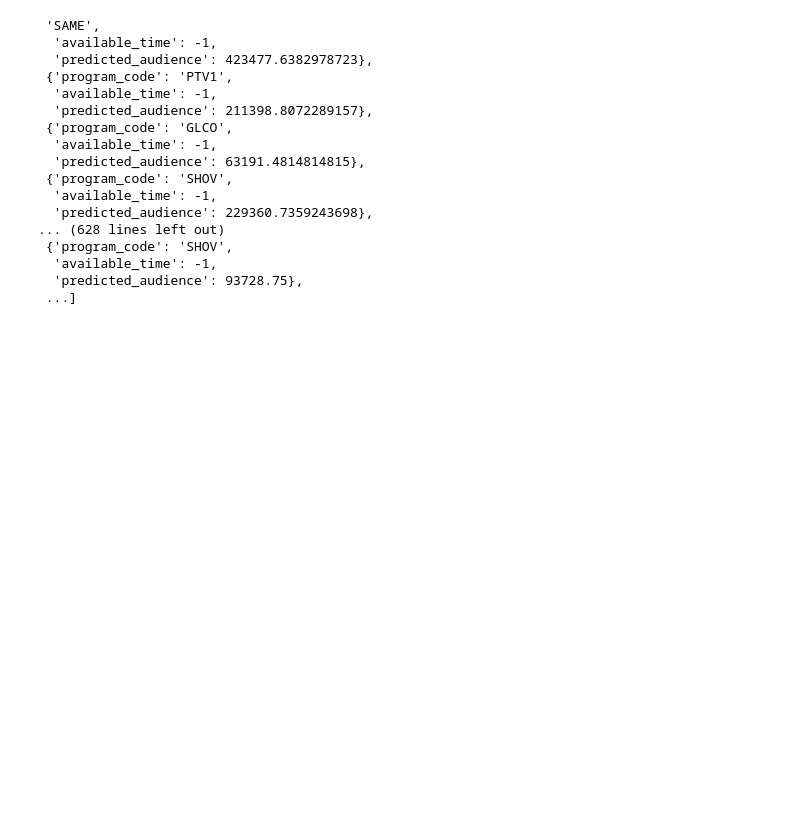
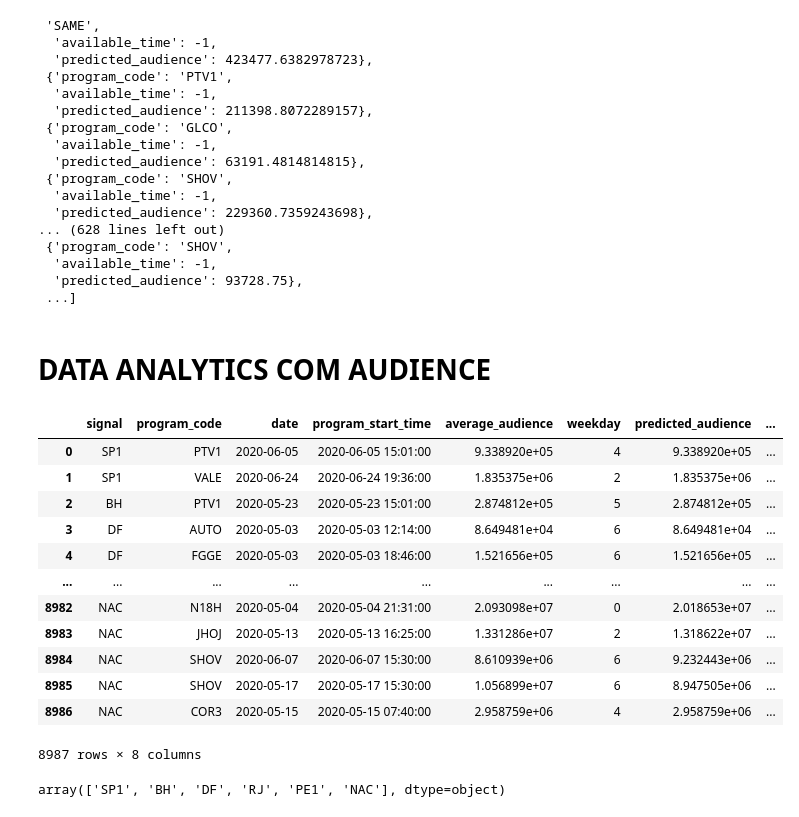
Before and after one commit to ddlandim/DS-Apis-Globo, a Jupyter notebook: Notebooks/experimentos.ipynb, the cells around one changed output. Saved outputs shown, nothing was run; the diff lists cells and outputs as text; code cells hidden in the pictures; blank space fills up the shorter version.

Commit message:
avg analytics
in progress

```diff
--- a/Notebooks/experimentos.ipynb
+++ b/Notebooks/experimentos.ipynb
@@ -194,3 +201,26 @@ get_period('2020-05-03','2020-06-24')
   'available_time': -1,
   'predicted_audience': 93728.75},
  ...]
+# %% [markdown]
+# DATA ANALYTICS COM AUDIENCE
+# %%
+df_res
+# %% [output]
+|  | signal | program_code | date | program_start_time | average_audience | weekday | predicted_audience | ... |
+| 0 | SP1 | PTV1 | 2020-06-05 | 2020-06-05 15:01:00 | 9.338920e+05 | 4 | 9.338920e+05 | ... |
+| 1 | SP1 | VALE | 2020-06-24 | 2020-06-24 19:36:00 | 1.835375e+06 | 2 | 1.835375e+06 | ... |
+| 2 | BH | PTV1 | 2020-05-23 | 2020-05-23 15:01:00 | 2.874812e+05 | 5 | 2.874812e+05 | ... |
+| 3 | DF | AUTO | 2020-05-03 | 2020-05-03 12:14:00 | 8.649481e+04 | 6 | 8.649481e+04 | ... |
+| 4 | DF | FGGE | 2020-05-03 | 2020-05-03 18:46:00 | 1.521656e+05 | 6 | 1.521656e+05 | ... |
+| ... | ... | ... | ... | ... | ... | ... | ... | ... |
+| 8982 | NAC | N18H | 2020-05-04 | 2020-05-04 21:31:00 | 2.093098e+07 | 0 | 2.018653e+07 | ... |
+| 8983 | NAC | JHOJ | 2020-05-13 | 2020-05-13 16:25:00 | 1.331286e+07 | 2 | 1.318622e+07 | ... |
+| 8984 | NAC | SHOV | 2020-06-07 | 2020-06-07 15:30:00 | 8.610939e+06 | 6 | 9.232443e+06 | ... |
+| 8985 | NAC | SHOV | 2020-05-17 | 2020-05-17 15:30:00 | 1.056899e+07 | 6 | 8.947505e+06 | ... |
+| 8986 | NAC | COR3 | 2020-05-15 | 2020-05-15 07:40:00 | 2.958759e+06 | 4 | 2.958759e+06 | ... |
+8987 rows × 8 columns
+# %%
+locations = df_res.signal.unique()
+locations
+# %% [output]
+array(['SP1', 'BH', 'DF', 'RJ', 'PE1', 'NAC'], dtype=object)
```
Also changed, not shown: parts of 15 cells of this notebook, 3 other files.
